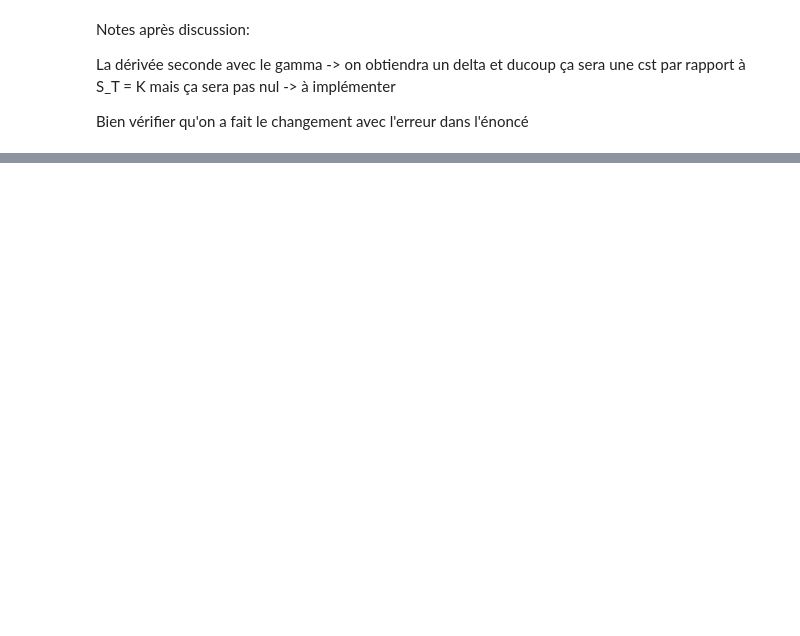
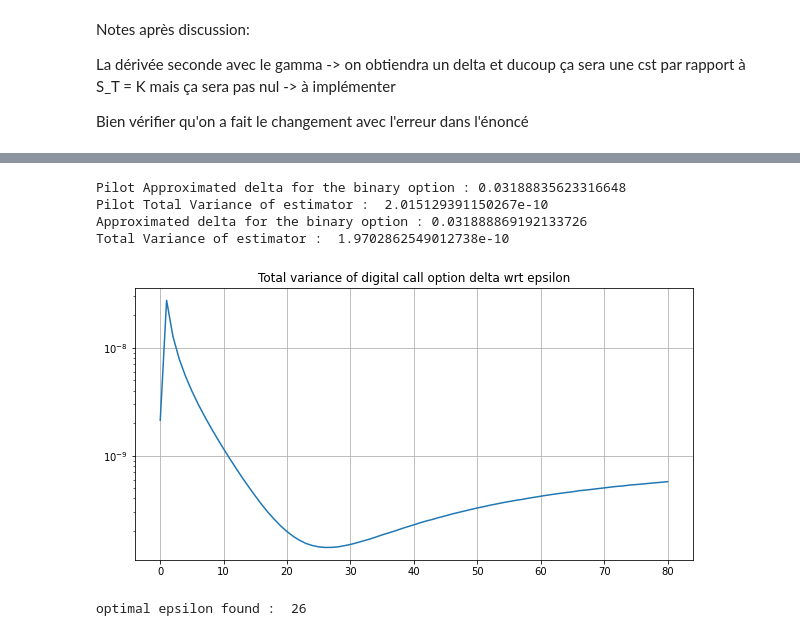
Before and after one commit to chgendreau/Monte-Carlo_Financial-Sensitivities, a Jupyter notebook: Monte Carlo estimation of Sensitivities in Finance.ipynb, the cells around one changed output, grey strips where cells are left out. Cells and saved outputs as stored; diff of their text form; code cells hidden in the pictures; blank space fills up the shorter version.

```diff
--- a/Monte Carlo estimation of Sensitivities in Finance.ipynb
+++ b/Monte Carlo estimation of Sensitivities in Finance.ipynb
@@ -452,0 +504,62 @@ Bien vérifier qu'on a fait le changement avec l'erreur dans l'énoncé
+# %%
+# Parameters
+eps : float = 20
+S_0 : float = 100
+K :float = 100
+T :float = 0.25
+params : list = [T,S_0,r,sig,K,eps]
+
+func = lambda x,p : np.exp(-p[0]*p[2])*(x>p[4])
+
+f_e = lambda x,p : np.minimum(np.ones(len(x)),np.maximum(np.zeros(len(x)),0.5*(x-p[4]+p[5])/p[5]))
+h_e = lambda x,p : (x>p[4])-f_e(x,p)
+
+d_f_e = lambda x,p : 1/(2*p[5])*(x <= p[4]+p[5])*(p[4]-p[5] <= x)
+
+N : int = 10**6
+
+# Pilot run
+
+pilot_PD_f_e = pathwise_deriv(d_f_e,None, params,dS_dS0,"delta", int(N/2))
+pilot_LR_h_e = likelihood_ratio(h_e,dpdS0,params,"delta",int(N/2))
+
+print("Pilot Approximated delta for the binary option :", pilot_PD_f_e[0]+pilot_LR_h_e[0])
+print("Pilot Total Variance of estimator : ",  (pilot_PD_f_e[1]**2+pilot_LR_h_e[1]**2)*(2/N))
+
+m_opt = int(N*(pilot_PD_f_e[1] - np.sqrt(pilot_PD_f_e[1]*pilot_LR_h_e[1]))/(pilot_PD_f_e[1]-pilot_LR_h_e[1]))
+
+
+PD_f_e = pathwise_deriv(d_f_e,None, params,dS_dS0,"delta", m_opt)
+LR_h_e = likelihood_ratio(h_e,dpdS0,params,"delta",N-m_opt)
+print("Approximated delta for the binary option :", PD_f_e[0]+LR_h_e[0])
+print("Total Variance of estimator : ",  PD_f_e[1]**2/m_opt + LR_h_e[1]**2/(N-m_opt))
+# %% [output]
+Pilot Approximated delta for the binary option : 0.03188835623316648
+Pilot Total Variance of estimator :  2.015129391150267e-10
+Approximated delta for the binary option : 0.031888869192133726
+Total Variance of estimator :  1.9702862549012738e-10
+# %%
+epsilons = np.arange(0,80+1)
+tot_var = np.zeros(len(epsilons))
+run_params = params.copy()
+for idx,ep in enumerate(epsilons):
+    if ep != 0:
+        run_params[5] = ep
+        PD_f_e = pathwise_deriv(d_f_e,None, run_params,dS_dS0,"delta", m_opt)
+        LR_h_e = likelihood_ratio(h_e,dpdS0,run_params,"delta",N-m_opt)
+        tot_var[idx] = PD_f_e[1]**2/m_opt + LR_h_e[1]**2/(N-m_opt)
+    else:
+        LR_f = likelihood_ratio(func,dpdS0,params,"delta",N)
+        tot_var[idx] = LR_f[1]**2/N
+# %%
+plt.figure(figsize=(10,5))
+plt.plot(epsilons,tot_var)
+plt.grid()
+plt.yscale("log")
+plt.title("Total variance of digital call option delta wrt epsilon")
+plt.show()
+
+print("optimal epsilon found : ",epsilons[np.argmin(tot_var)])
+# %% [output]
+[figure, added]
+optimal epsilon found :  26
```
Also changed, not shown: parts of 13 cells of this notebook.
